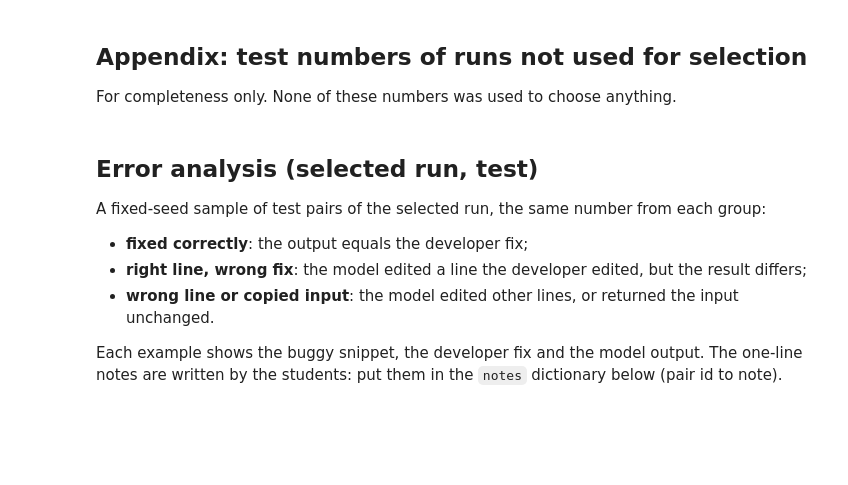
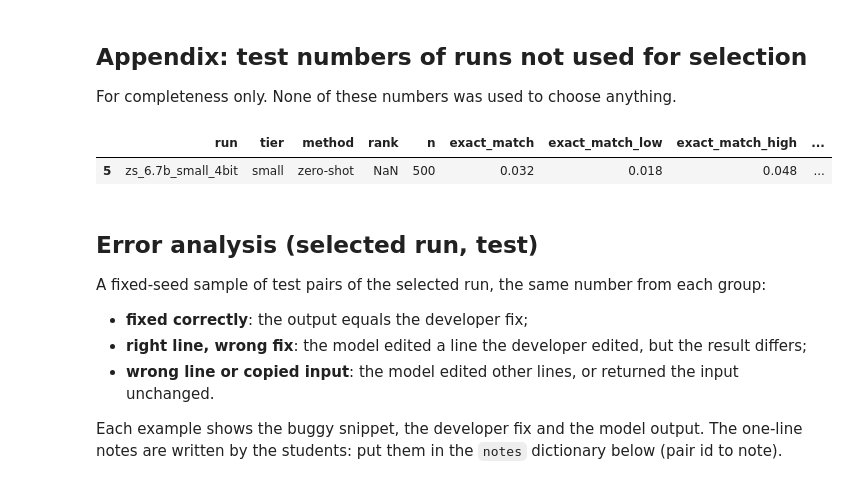
Before and after one commit to zhaqsylyqq/CodeGuard, a Jupyter notebook: notebooks/06_results.ipynb, the cells around one changed output. Saved outputs shown, nothing was run; the diff lists cells and outputs as text; code cells hidden in the pictures; blank space fills up the shorter version.

```diff
--- a/notebooks/06_results.ipynb
+++ b/notebooks/06_results.ipynb
@@ -246,10 +293,13 @@ For completeness only. None of these numbers was used to choose anything.
 # %%
 if results is None:
     print("Skipped: results/results.csv is missing.")
 else:
     appendix = results[results["section"] == "test appendix (not used for selection)"]
     display(appendix[["run", "tier", "method", "rank", "n", "exact_match", "exact_match_low", "exact_match_high",
-                      "localized", "direction_correct"]].round(4))
+                      "localized", "localized_exact", "direction_correct"]].round(4))
+# %% [output]
+|  | run | tier | method | rank | n | exact_match | exact_match_low | exact_match_high | ... |
+| 5 | zs_6.7b_small_4bit | small | zero-shot | NaN | 500 | 0.032 | 0.018 | 0.048 | ... |
 # %% [markdown]
 ## Error analysis (selected run, test)
 
```
Also changed, not shown: parts of 12 cells of this notebook, 14 other files.
